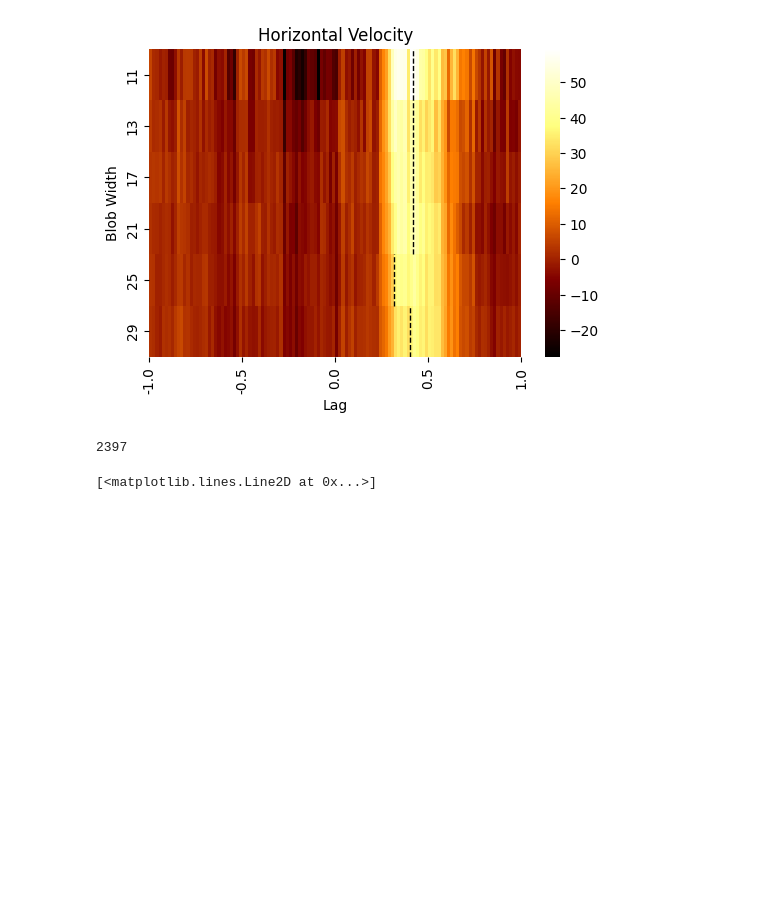
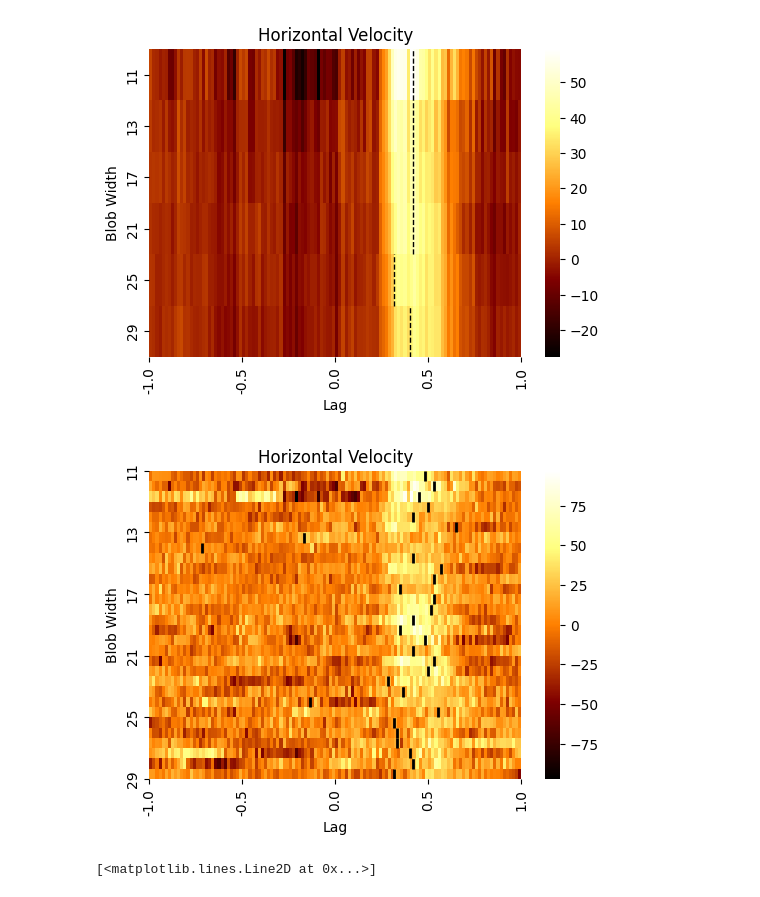
Before and after one commit to omeryildiran/Guido-Pascal-Omer-continuous-psychophysics, a Jupyter notebook: analysis_primier.ipynb, the cells around one changed output. Saved outputs shown, nothing was run; the diff lists cells and outputs as text; code cells hidden in the pictures; blank space fills up the shorter version.

```diff
--- a/analysis_primier.ipynb
+++ b/analysis_primier.ipynb
@@ -204,10 +204,38 @@ for i, peak_index in enumerate(peak_indices):
 #plt.colorbar()
 # %% [output]
 [figure]
-# %%
-len(ccg_blob_mean[1])
-# %% [output]
-2397
+# %%
+
+# create heatmap for mean of cross correlation for trials with the same sigma value
+plt.figure(figsize=(6, 4))
+sns.heatmap(ccg_single_blob, cmap='afmhot')
+
+# set x axis ticks from -120 to 120 with ticks at every 20 units
+x=np.linspace(0, frameRate*lag_time*2, 5)
+labels=np.linspace(-lag_time, lag_time, len(x))
+plt.xticks(x, labels, rotation='vertical')
+## set y axis ticks based on blob widths so that each 5 rows are for the same blob width
+yticks=np.linspace(0, len(ccg_single_blob), 6)
+yticklabels=blob_widths
+plt.yticks(yticks, yticklabels)
+
+
+
+#plt.imshow(ccg_blob_mean, cmap='afmhot', aspect='auto', yticklabels=blob_widths)
+plt.title('Horizontal Velocity')
+plt.xlabel('Lag')
+plt.ylabel('Blob Width')
+
+# Find lag indices of peaks in each row
+peak_indices = np.argmax(ccg_single_blob, axis=1)
+# Trace peak for each blob width
+# Add peak lines to the heatmap
+for i, peak_index in enumerate(peak_indices):
+    #plt.axvline(x=peak_index, color='black', linestyle='--', linewidth=1, ymin=i/len(blob_widths), ymax=(i+1)/len(blob_widths))
+    plt.axvline(x=peak_index, color='black', linestyle='--', linewidth=2, ymin=i/30, ymax=(i+1)/30)
+plt.show()
+# %% [output]
+[figure, added]
 # %%
 plt.plot(ccg)
 # %% [output]
```
Also changed, not shown: parts of 1 cell of this notebook.
